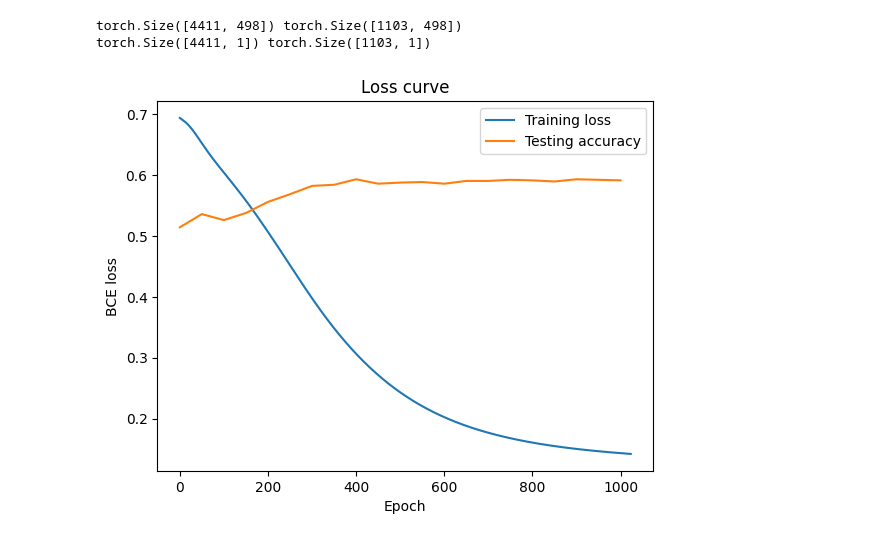
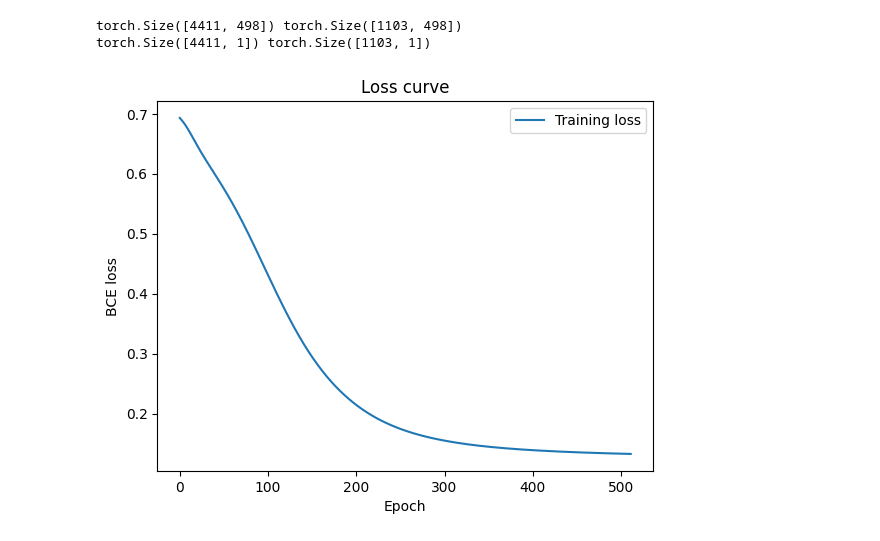
Before and after one commit to dyao13/580_475_FA25, a Jupyter notebook: analysis/analysis.ipynb, the cells around one changed output. Cells and saved outputs as stored; diff of their text form; code cells hidden in the pictures.

```diff
--- a/analysis/analysis.ipynb
+++ b/analysis/analysis.ipynb
@@ -48,6 +72,7 @@ print(modes)
  'SHELLY' 'SPIKE' 'SPROUT' 'SQUEAK' 'STU' 'SURGE' 'TARA' 'TICK' 'WILLOW']
 ['bounty' 'brawlBall' 'gemGrab' 'heist' 'hotZone' 'knockout']
 # %%
+# one-hot encode modes and brawlers
 encoder = OneHotEncoder(
     categories=[
         modes,
@@ -56,12 +81,18 @@ encoder = OneHotEncoder(
         names,
         names,
         names,
-        names,
-    ], drop=None, handle_unknown='ignore', sparse_output=False)
+        names,], drop=None, handle_unknown='ignore', sparse_output=False)
 
 X = df[['mode', 'b1','b2','b3','r1','r2','r3']]
 X = encoder.fit_transform(X)
 y = df['y'].values
 
-print(X.shape)
+# save one-hot encoder
+dump(encoder, os.path.join(os.getcwd(), '../models/encoder.joblib'))
+
+# split train-test 80-20
+X_train, X_test, y_train, y_test = train_test_split(X, y, test_size=0.2, random_state=42)
+
+print(X_train.shape, X_test.shape)
+print(y_train.shape, y_test.shape)
 # %% [output]
@@ -69,10 +237,9 @@ print(X.shape)
 # %%
-X_train, X_test, y_train, y_test = train_test_split(X, y, test_size=0.2)
-
+# convert data to torch tensors
 X_train = torch.tensor(X_train, dtype=torch.float32)
-y_train = torch.tensor(y_train, dtype=torch.float32).unsqueeze(1)
+y_train = torch.tensor(y_train, dtype=torch.float32).view(-1, 1)
 X_test = torch.tensor(X_test, dtype=torch.float32)
-y_test = torch.tensor(y_test, dtype=torch.float32).unsqueeze(1)
+y_test = torch.tensor(y_test, dtype=torch.float32).view(-1, 1)
 
 print(X_train.shape, X_test.shape)
 print(y_train.shape, y_test.shape)
@@ -88,44 +256,54 @@ class Net(nn.Module):
     def forward(self, x):
         return self.net(x)
 # %%
-model = Net(X_train.shape[1])
-optimizer = torch.optim.Adam(model.parameters(), lr=1e-3)
+# third try: neural network
+torch.manual_seed(42)
+
+# create neural network
+nn_model = Net(X_train.shape[1])
+optimizer = torch.optim.Adam(nn_model.parameters(), lr=3e-3)
 loss_fn = nn.BCELoss()
 
-num_epochs = 1024
+# track training loss and testing accuracy
+training_loss = []
+# testing_acc = []
 
-training_loss = []
-testing_acc = []
-
+# train model
+num_epochs = 512
 
 for epoch in tqdm(range(num_epochs)):
-    model.train()
     optimizer.zero_grad()
-    y_pred = model(X_train)
+    y_pred = nn_model(X_train)
     loss = loss_fn(y_pred, y_train)
     loss.backward()
     optimizer.step()
 
     epoch_loss = loss.item()
     training_loss.append(epoch_loss)
 
-    if epoch % 50 == 0:
-        model.eval()
+    # # check testing accuracy
+    # if epoch % 50 == 0:
+    #     nn_model.eval()
 
-        with torch.no_grad():
-            y_pred = model(X_test)
-            y_hat = (y_pred > 0.5).numpy().astype(int)
-            testing_acc.append(accuracy_score(y_test, y_hat))
+    #     with torch.no_grad():
+    #         y_pred = nn_model(X_test)
+    #         y_hat = (y_pred > 0.5).numpy().astype(int)
+    #         testing_acc.append(accuracy_score(y_test, y_hat))
+    #         nn_model.train()
 
+# save model
+torch.save(nn_model, os.path.join(os.getcwd(), '../models/nn.pth'))
+
+# plot training loss and testing accuracy
 plt.figure()
 plt.plot(range(num_epochs), training_loss)
-plt.plot(range(0, num_epochs, 50), testing_acc)
+# plt.plot(range(0, num_epochs, 50), testing_acc)
 plt.title("Loss curve")
 plt.legend(['Training loss', 'Testing accuracy'])
 plt.xlabel("Epoch")
 plt.ylabel("BCE loss")
-plt.savefig(os.path.join(os.getcwd(), "../output/loss_curve.png"))
+plt.savefig(os.path.join(os.getcwd(), "../output/nn_loss_curve.png"))
 plt.show()
 plt.close()
 # %% [output]
-[figure, old version]
+[figure, new version]
```
Also changed, not shown: parts of 13 cells of this notebook, 19 other files.
